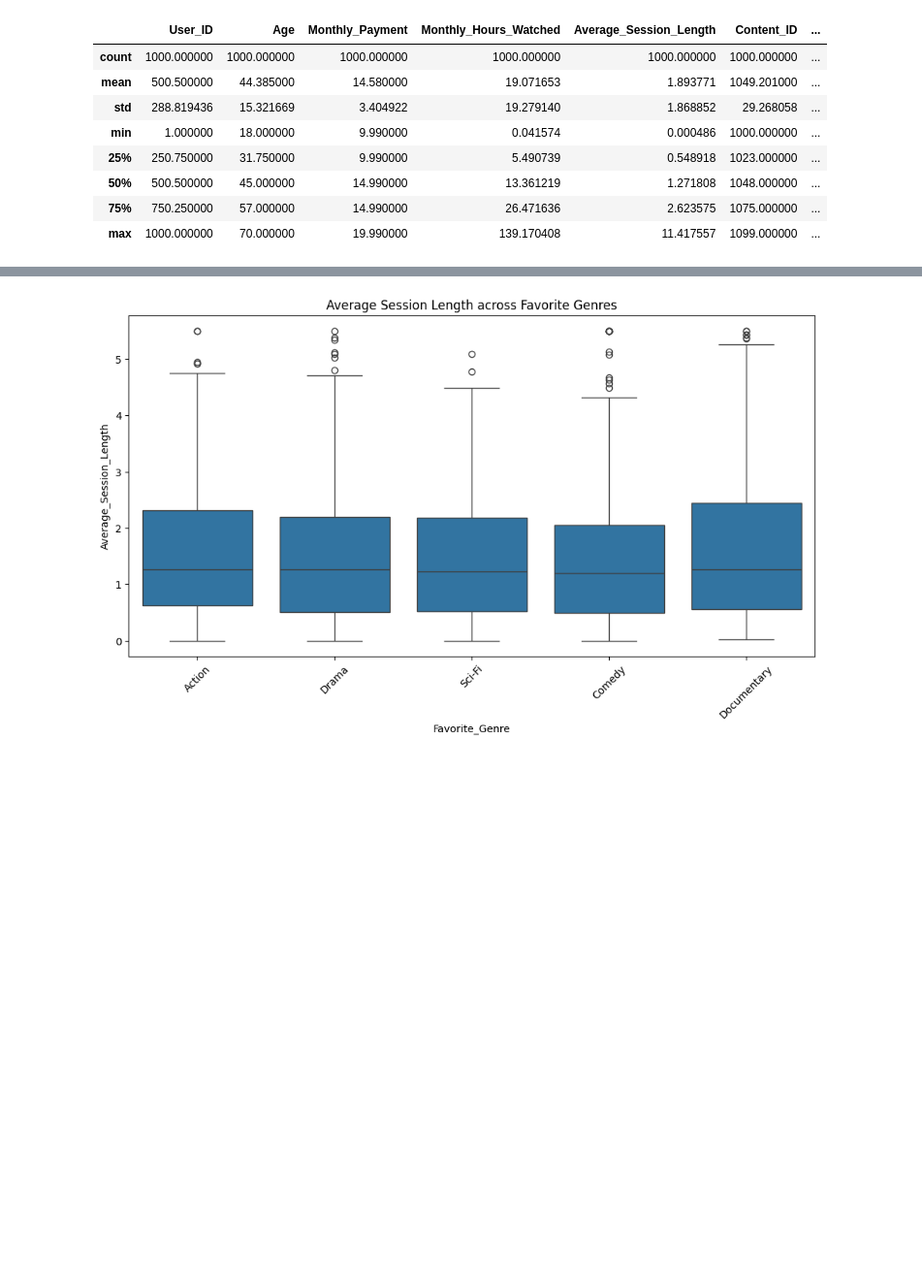
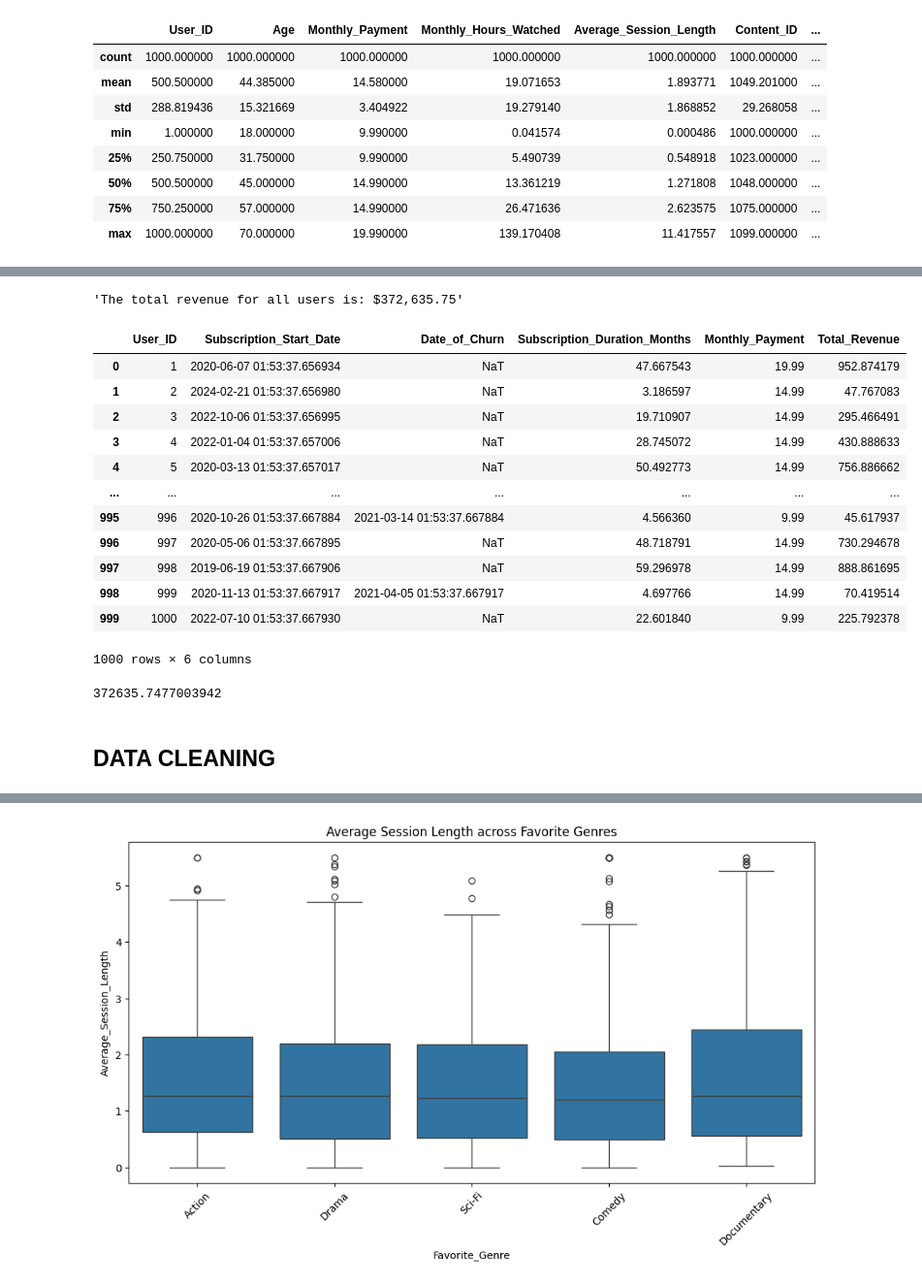
Before and after one commit to richard2323233/schulich_data_science, a Jupyter notebook: assignment 1.ipynb, the cells around one changed output, grey strips where cells are left out. Shown at 97% size. Cells and saved outputs as stored; diff of their text form; code cells hidden in the pictures; blank space fills up the shorter version.

```diff
--- a/assignment 1.ipynb
+++ b/assignment 1.ipynb
@@ -58,3 +91,31 @@ df.describe()
+# %%
+# Display the total revenue
+f'The total revenue for all users is: ${total_revenue:,.2f}'
+# %% [output]
+'The total revenue for all users is: $372,635.75'
+# %%
+# Optional: Display the resulting dataframe for verification
+df[['User_ID', 'Subscription_Start_Date', 'Date_of_Churn', 'Subscription_Duration_Months', 'Monthly_Payment', 'Total_Revenue']]
+# %% [output]
+|  | User_ID | Subscription_Start_Date | Date_of_Churn | Subscription_Duration_Months | Monthly_Payment | Total_Revenue |
+| 0 | 1 | 2020-06-07 01:53:37.656934 | NaT | 47.667543 | 19.99 | 952.874179 |
+| 1 | 2 | 2024-02-21 01:53:37.656980 | NaT | 3.186597 | 14.99 | 47.767083 |
+| 2 | 3 | 2022-10-06 01:53:37.656995 | NaT | 19.710907 | 14.99 | 295.466491 |
+| 3 | 4 | 2022-01-04 01:53:37.657006 | NaT | 28.745072 | 14.99 | 430.888633 |
+| 4 | 5 | 2020-03-13 01:53:37.657017 | NaT | 50.492773 | 14.99 | 756.886662 |
+| ... | ... | ... | ... | ... | ... | ... |
+| 995 | 996 | 2020-10-26 01:53:37.667884 | 2021-03-14 01:53:37.667884 | 4.566360 | 9.99 | 45.617937 |
+| 996 | 997 | 2020-05-06 01:53:37.667895 | NaT | 48.718791 | 14.99 | 730.294678 |
+| 997 | 998 | 2019-06-19 01:53:37.667906 | NaT | 59.296978 | 14.99 | 888.861695 |
+| 998 | 999 | 2020-11-13 01:53:37.667917 | 2021-04-05 01:53:37.667917 | 4.697766 | 14.99 | 70.419514 |
+| 999 | 1000 | 2022-07-10 01:53:37.667930 | NaT | 22.601840 | 9.99 | 225.792378 |
+1000 rows × 6 columns
+# %%
+total_revenue
+# %% [output]
+372635.7477003942
+# %% [markdown]
+## DATA CLEANING
 # %%
 df.isnull().sum()
 # %% [output]
```
Also changed, not shown: parts of 45 cells of this notebook.
